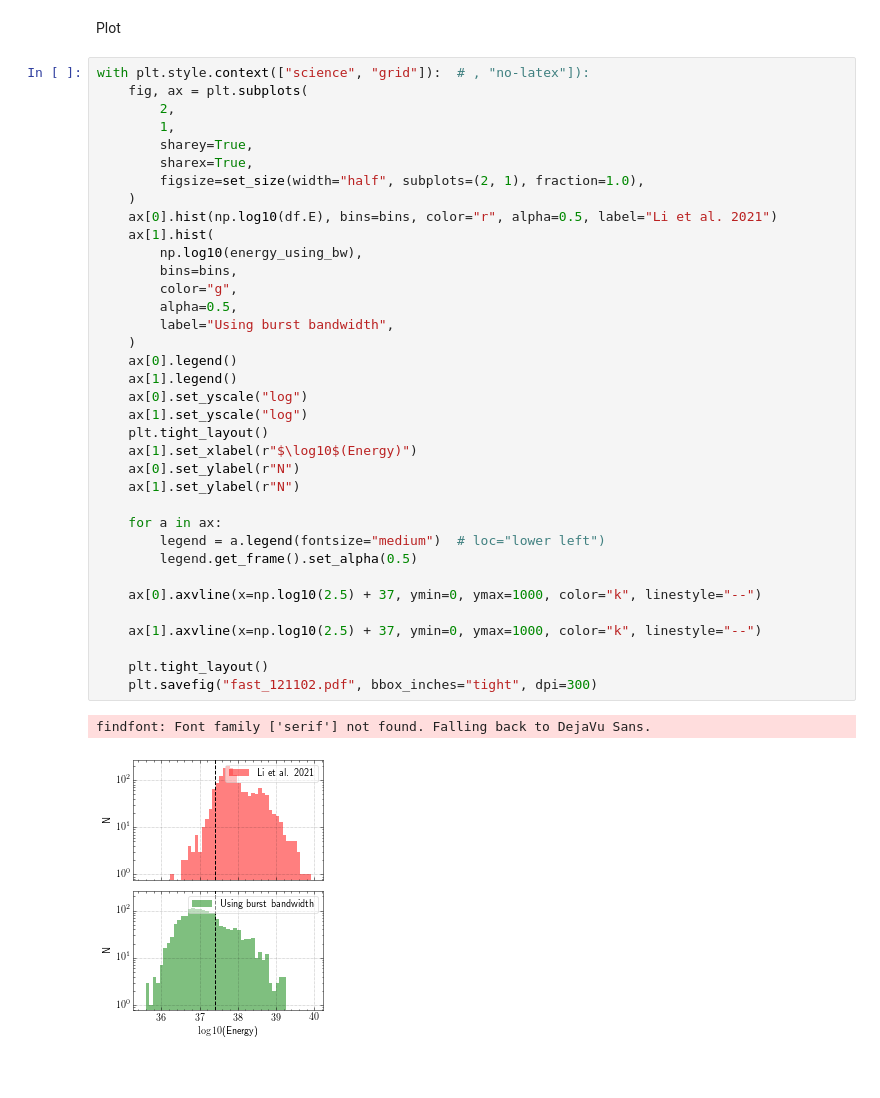
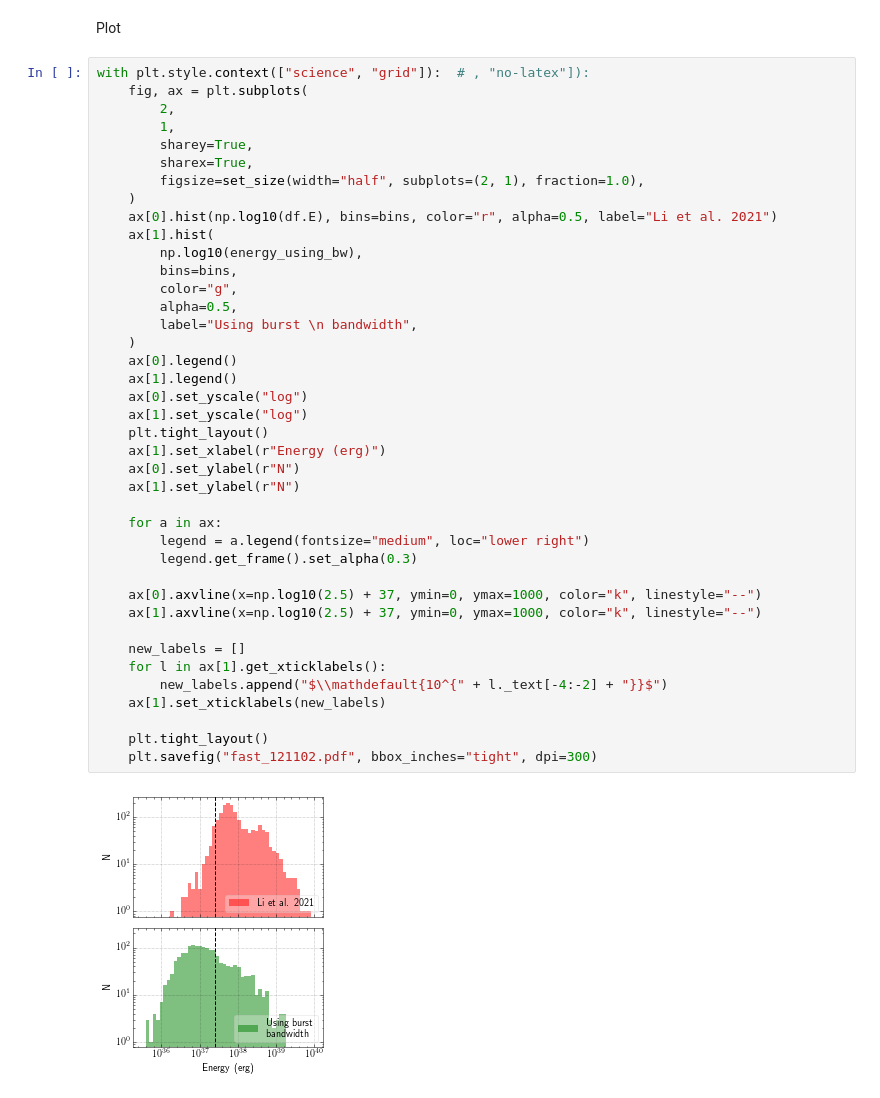
Before and after one commit to KshitijAggarwal/banded_repeater_analysis, a Jupyter notebook: notebooks/fast_121102.ipynb, the cells around one changed output. Drawn from its saved outputs; the diff is of its cells as text; blank space fills up the shorter version.

```diff
--- a/notebooks/fast_121102.ipynb
+++ b/notebooks/fast_121102.ipynb
@@ -27,38 +27,41 @@ with plt.style.context(["science", "grid"]):  # , "no-latex"]):
     fig, ax = plt.subplots(
         2,
         1,
         sharey=True,
         sharex=True,
         figsize=set_size(width="half", subplots=(2, 1), fraction=1.0),
     )
     ax[0].hist(np.log10(df.E), bins=bins, color="r", alpha=0.5, label="Li et al. 2021")
     ax[1].hist(
         np.log10(energy_using_bw),
         bins=bins,
         color="g",
         alpha=0.5,
-        label="Using burst bandwidth",
+        label="Using burst \n bandwidth",
     )
     ax[0].legend()
     ax[1].legend()
     ax[0].set_yscale("log")
     ax[1].set_yscale("log")
     plt.tight_layout()
-    ax[1].set_xlabel(r"$\log10$(Energy)")
+    ax[1].set_xlabel(r"Energy (erg)")
     ax[0].set_ylabel(r"N")
     ax[1].set_ylabel(r"N")
 
     for a in ax:
-        legend = a.legend(fontsize="medium")  # loc="lower left")
-        legend.get_frame().set_alpha(0.5)
+        legend = a.legend(fontsize="medium", loc="lower right")
+        legend.get_frame().set_alpha(0.3)
 
     ax[0].axvline(x=np.log10(2.5) + 37, ymin=0, ymax=1000, color="k", linestyle="--")
+    ax[1].axvline(x=np.log10(2.5) + 37, ymin=0, ymax=1000, color="k", linestyle="--")
 
-    ax[1].axvline(x=np.log10(2.5) + 37, ymin=0, ymax=1000, color="k", linestyle="--")
+    new_labels = []
+    for l in ax[1].get_xticklabels():
+        new_labels.append("$\\mathdefault{10^{" + l._text[-4:-2] + "}}$")
+    ax[1].set_xticklabels(new_labels)
 
     plt.tight_layout()
     plt.savefig("fast_121102.pdf", bbox_inches="tight", dpi=300)
 # %% [output]
-findfont: Font family ['serif'] not found. Falling back to DejaVu Sans.
-[figure, old version]
+[figure, new version]
 [interactive output not drawn]
```
Also changed, not shown: 4 other files.
